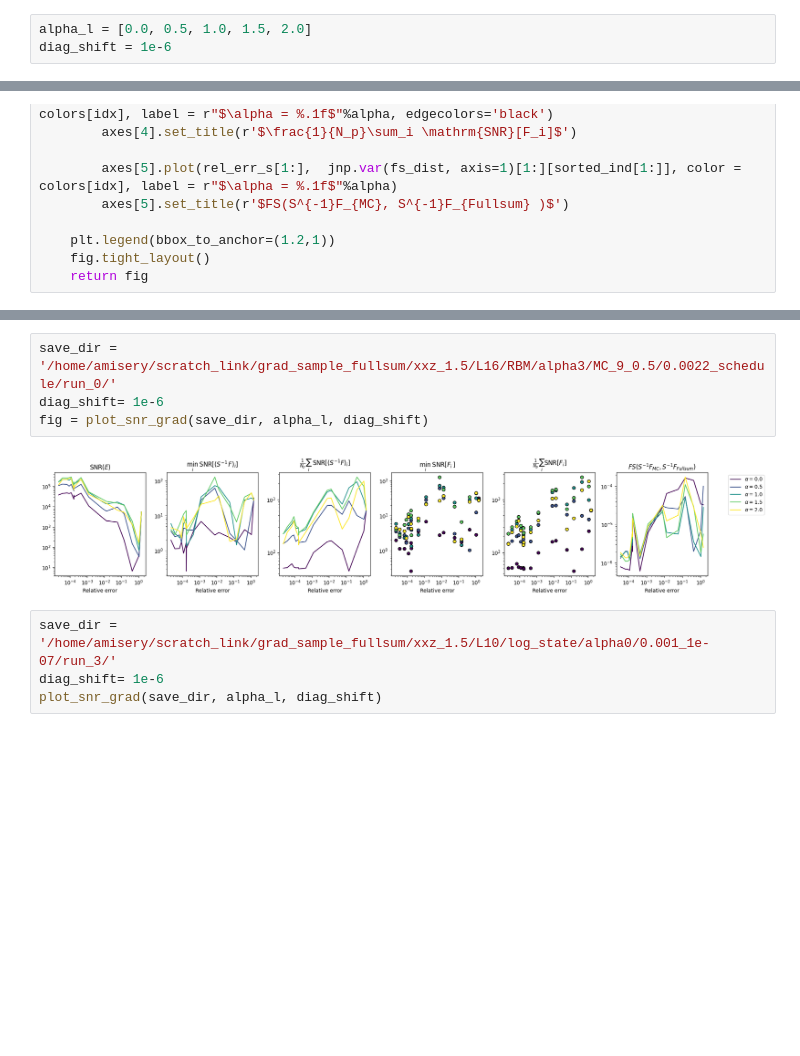
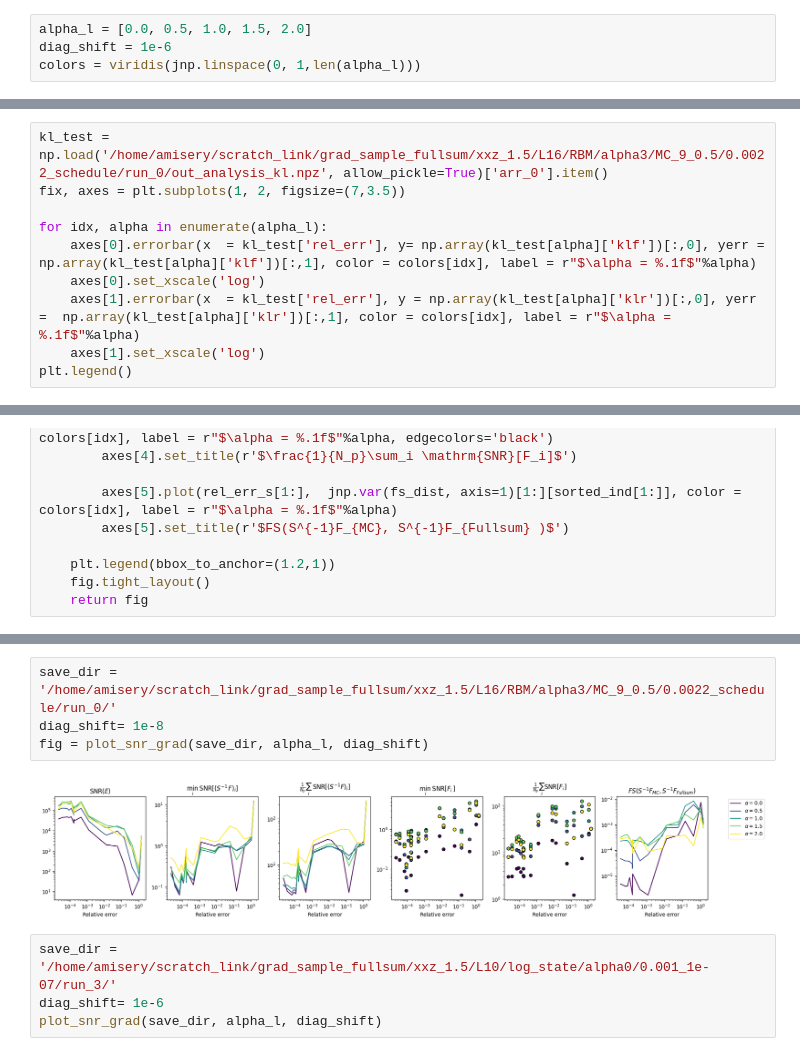
Before and after one commit to AntoineMsy/grad_sample, a Jupyter notebook: notebooks/snr_fs_is.ipynb, the cells around one changed output, grey strips where cells are left out. Drawn from its saved outputs; the diff is of its cells as text; blank space fills up the shorter version.

```diff
--- a/notebooks/snr_fs_is.ipynb
+++ b/notebooks/snr_fs_is.ipynb
@@ -14,8 +14,19 @@ from grad_sample.utils.tree_op import shape_tree
 # %%
 alpha_l = [0.0, 0.5, 1.0, 1.5, 2.0]
 diag_shift = 1e-6
+colors = viridis(jnp.linspace(0, 1,len(alpha_l)))
 # %%
 # fs_path = '/home/amisery/scratch_link/grad_sample_fullsum/xxz_1.5/L16/RBM/alpha3/0.0022_1e-06/run_1.log'
 # fs_file = json.load(open(fs_path))
 # plt.plot(fs_file['rel_err']['value'])
 # plt.yscale('log')
+# %%
+kl_test = np.load('/home/amisery/scratch_link/grad_sample_fullsum/xxz_1.5/L16/RBM/alpha3/MC_9_0.5/0.0022_schedule/run_0/out_analysis_kl.npz', allow_pickle=True)['arr_0'].item()
+fix, axes = plt.subplots(1, 2, figsize=(7,3.5))
+
+for idx, alpha in enumerate(alpha_l):
+    axes[0].errorbar(x  = kl_test['rel_err'], y= np.array(kl_test[alpha]['klf'])[:,0], yerr =  np.array(kl_test[alpha]['klf'])[:,1], color = colors[idx], label = r"$\alpha = %.1f$"%alpha)
+    axes[0].set_xscale('log')
+    axes[1].errorbar(x  = kl_test['rel_err'], y = np.array(kl_test[alpha]['klr'])[:,0], yerr =  np.array(kl_test[alpha]['klr'])[:,1], color = colors[idx], label = r"$\alpha = %.1f$"%alpha)
+    axes[1].set_xscale('log')
+plt.legend()
@@ -66,9 +97,9 @@ def plot_snr_grad(save_dir, alpha_l, diag_shift):
 # %%
 save_dir = '/home/amisery/scratch_link/grad_sample_fullsum/xxz_1.5/L16/RBM/alpha3/MC_9_0.5/0.0022_schedule/run_0/'
-diag_shift= 1e-6
+diag_shift= 1e-8
 fig = plot_snr_grad(save_dir, alpha_l, diag_shift)
 # %% [output]
-[figure, old version]
+[figure, new version]
 # %%
 save_dir = '/home/amisery/scratch_link/grad_sample_fullsum/xxz_1.5/L10/log_state/alpha0/0.001_1e-07/run_3/'
 diag_shift= 1e-6
```
Also changed, not shown: parts of 4 cells of this notebook, 22 other files.
